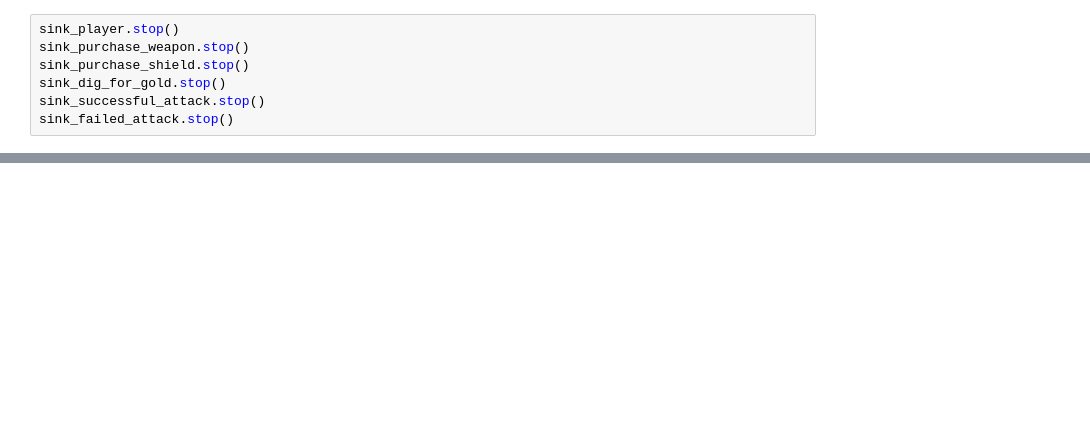
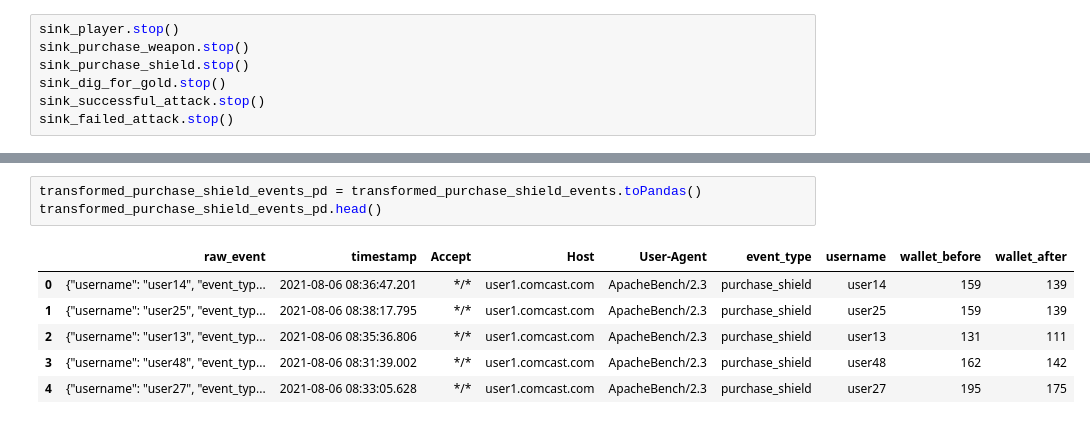
Before and after one commit to judezhu-dearjuea/data_streaming_and_analysis, a Jupyter notebook: Project_3_final.ipynb, the cells around one changed output, grey strips where cells are left out. Drawn from its saved outputs; the diff is of its cells as text; blank space fills up the shorter version.

```diff
--- a/Project_3_final.ipynb
+++ b/Project_3_final.ipynb
@@ -630,0 +523,10 @@ _killed = true;
+# %%
+transformed_purchase_shield_events_pd = transformed_purchase_shield_events.toPandas()
+transformed_purchase_shield_events_pd.head()
+# %% [output]
+|  | raw_event | timestamp | Accept | Host | User-Agent | event_type | username | wallet_before | wallet_after |
+| 0 | {"username": "user14", "event_typ... | 2021-08-06 08:36:47.201 | */* | user1.comcast.com | ApacheBench/2.3 | purchase_shield | user14 | 159 | 139 |
+| 1 | {"username": "user25", "event_typ... | 2021-08-06 08:38:17.795 | */* | user1.comcast.com | ApacheBench/2.3 | purchase_shield | user25 | 159 | 139 |
+| 2 | {"username": "user13", "event_typ... | 2021-08-06 08:35:36.806 | */* | user1.comcast.com | ApacheBench/2.3 | purchase_shield | user13 | 131 | 111 |
+| 3 | {"username": "user48", "event_typ... | 2021-08-06 08:31:39.002 | */* | user1.comcast.com | ApacheBench/2.3 | purchase_shield | user48 | 162 | 142 |
+| 4 | {"username": "user27", "event_typ... | 2021-08-06 08:33:05.628 | */* | user1.comcast.com | ApacheBench/2.3 | purchase_shield | user27 | 195 | 175 |
```
Also changed, not shown: parts of 99 cells of this notebook, 2 other files.
